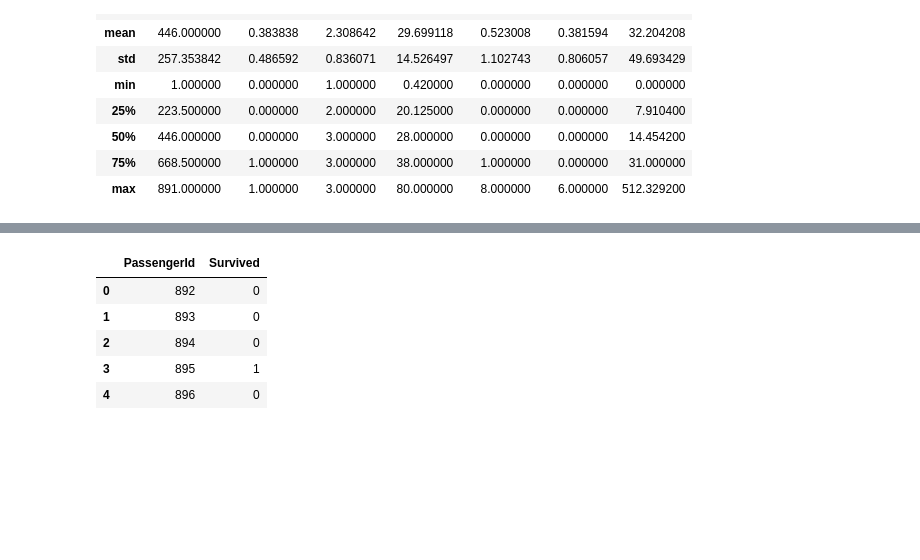
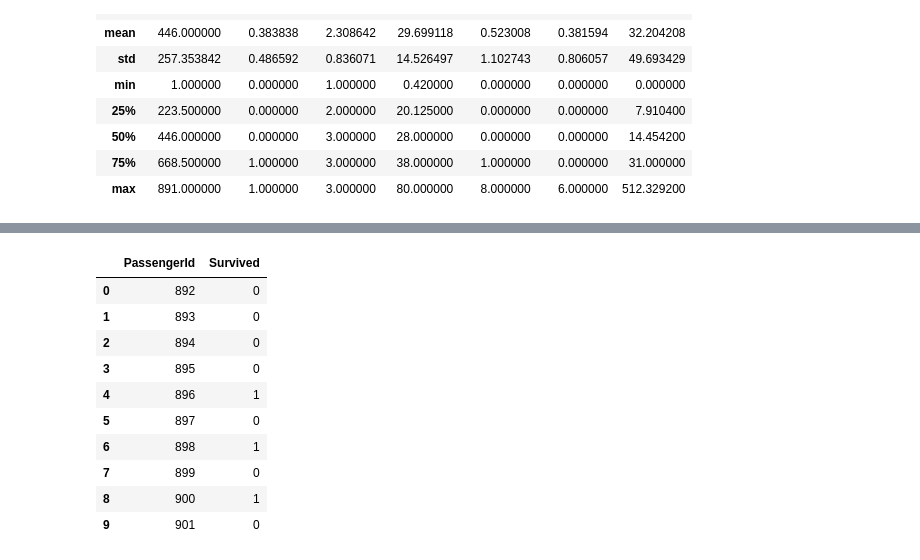
Before and after one commit to tadyjp/kaggle, a Jupyter notebook: titanic/main.ipynb, the cells around one changed output, grey strips where cells are left out. Cells and saved outputs as stored; diff of their text form; code cells hidden in the pictures; blank space fills up the shorter version.

Commit message:
titanic submission #3

```diff
--- a/titanic/main.ipynb
+++ b/titanic/main.ipynb
@@ -201,6 +224,7 @@ ax = df_train_processed[df_train_processed['Survived'] == 1].plot.hist(y='Famili
 # %%
 X_train, y_train = df_train_processed.drop('Survived', axis=1), df_train_processed['Survived']
-X_train, X_val, y_train, y_val = train_test_split(X_train, y_train, test_size=0.2, random_state=42)
+# X_train, X_val, y_train, y_val = train_test_split(X_train, y_train, test_size=0.4, random_state=42)
 
 df_test_processed = process(df_test)
 X_test, y_test = df_test_processed.drop('Survived', axis=1), df_test_processed['Survived']
+df_test_processed.info()
@@ -207,16 +248,0 @@ X_test, y_test = df_test_processed.drop('Survived', axis=1), df_test_processed['
-# %%
-lgb_train = lgb.Dataset(X_train, y_train)
-lgb_val = lgb.Dataset(X_val, y_val, reference=lgb_train)
-lgb_params = {
-    'objective': 'binary',
-    'metric': 'binary_error',
-}
-
-model = lgb.train(lgb_params, lgb_train, valid_sets=lgb_val)
-lgb.plot_importance(model)
-
-y_pred_proba = model.predict(X_test, num_iteration=model.best_iteration)
-y_pred = np.where(y_pred_proba > 0.5, 1, 0)
-
-acc = accuracy_score(y_test, y_pred)
-print(acc)
@@ -241,0 +311,7 @@ print(acc)
+# %%
+# model = models[best_model_name]
+model = models['LogReg']
+
+model.fit(X_train, y_train)
+
+X_test.head()
@@ -242,14 +325,21 @@ print(acc)
+# %%
+y_pred = model.predict(X_test)
 # %%
 submission = pd.DataFrame({
     'PassengerId': df_test['PassengerId'],
     'Survived': y_pred
 })
-submission.head()
-# submission.to_csv(output_file, index=False)
+submission.to_csv(output_file, index=False)
+submission.head(10)
 # %% [output]
 |  | PassengerId | Survived |
 | 0 | 892 | 0 |
 | 1 | 893 | 0 |
 | 2 | 894 | 0 |
-| 3 | 895 | 1 |
-| 4 | 896 | 0 |
+| 3 | 895 | 0 |
+| 4 | 896 | 1 |
+| 5 | 897 | 0 |
+| 6 | 898 | 1 |
+| 7 | 899 | 0 |
+| 8 | 900 | 1 |
+| 9 | 901 | 0 |
```
Also changed, not shown: parts of 13 cells of this notebook.
